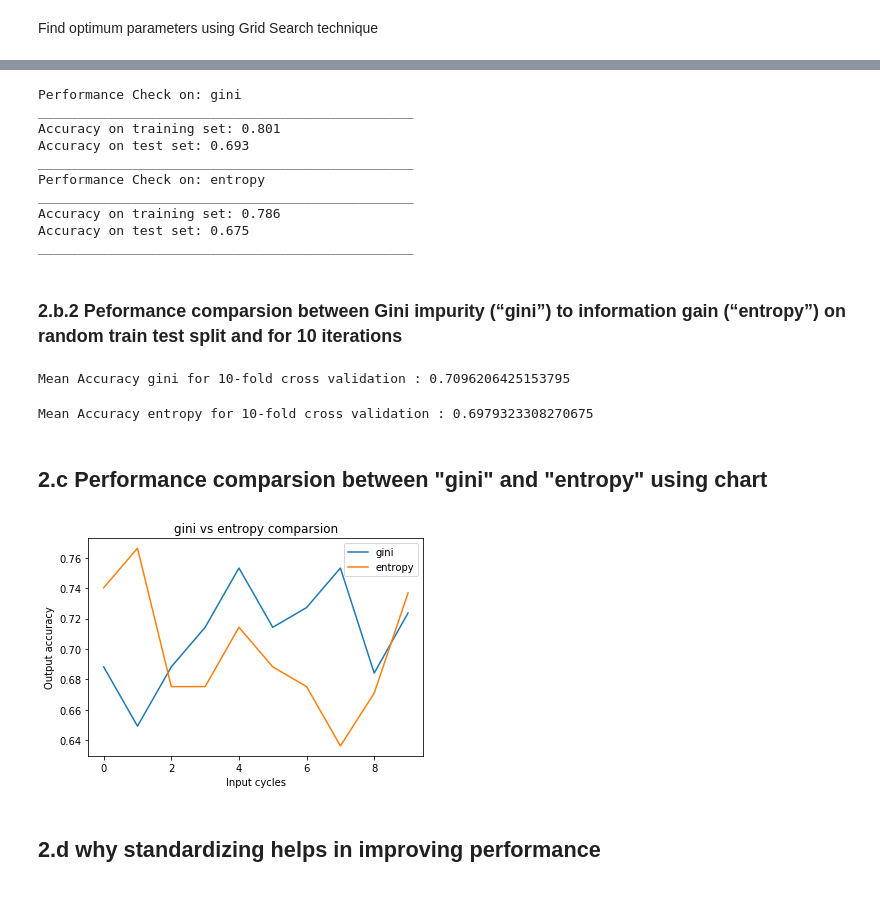
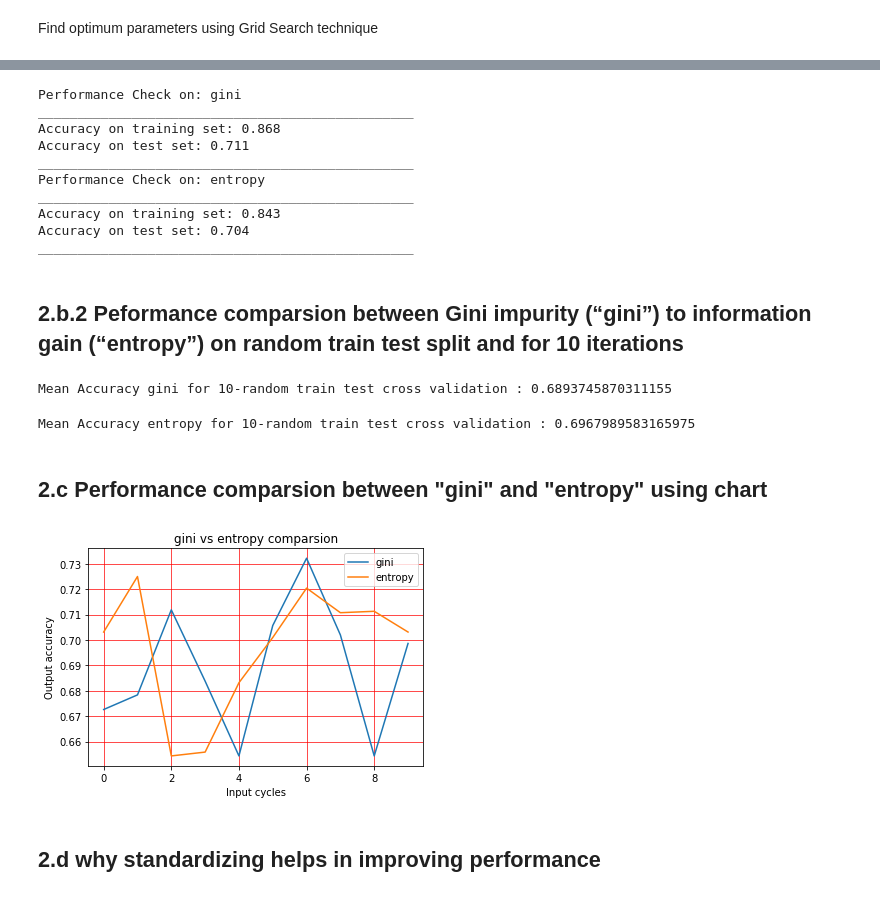
Before and after one commit to Aarif1430/CourseWork_2020, a Jupyter notebook: ECM445_CW_1/coursework1_template.ipynb, the cells around one changed output, grey strips where cells are left out. Drawn from its saved outputs; the diff is of its cells as text; code cells hidden in the pictures.

```diff
--- a/ECM445_CW_1/coursework1_template.ipynb
+++ b/ECM445_CW_1/coursework1_template.ipynb
@@ -188,6 +186,9 @@ print(gridsearch.best_score_)
 # %%
-tree = DecisionTreeClassifier(max_depth=6,max_features = 2, min_samples_split = 4, random_state=23)
+X_train, X_test, y_train, y_test = split_data()
+
+tree = DecisionTreeClassifier(max_depth=6,max_features = 4, min_samples_split = 3, random_state = 0)
 tree.fit(X_train,y_train)
+
 print("Accuracy on training set: {:.3f}".format(tree.score(X_train,y_train)))
 print("Accuracy on test set: {:.3f}".format(tree.score(X_test,y_test)))
 # %% [output]
@@ -336,17 +320,21 @@ Mean True Positive for 10-fold cross validation : 11.8
 # %%
-def compare_performance(criterion='gini', max_depth = 6, min_samples_split = 5):
-    tree = DecisionTreeClassifier(max_depth=max_depth, max_features = 2, min_samples_split = min_samples_split, random_state=23, criterion=criterion)
+def compare_performance(criterion='gini', max_depth = 7, min_samples_split = 5):
+    tree = DecisionTreeClassifier(max_depth=max_depth, max_features = 3, min_samples_split = min_samples_split, random_state=0, criterion=criterion)
     tree.fit(X_train,y_train)
     return [tree.score(X_train,y_train), tree.score(X_test,y_test)]
 
 print('Performance Check on: gini')
+
 train_gini, test_gini = compare_performance(criterion='gini')
+
 print('________________________________________________')
 print("Accuracy on training set: {:.3f}".format(train_gini))
 print("Accuracy on test set: {:.3f}".format(test_gini))
 print('________________________________________________')
 print('Performance Check on: entropy')
+
 train_entropy, test_entropy = compare_performance(criterion='entropy')
+
 print('________________________________________________')
 print("Accuracy on training set: {:.3f}".format(train_entropy))
 print("Accuracy on test set: {:.3f}".format(test_entropy))
@@ -354,40 +342,54 @@ print('________________________________________________')
 # %% [output]
 Performance Check on: gini
 ________________________________________________
-Accuracy on training set: 0.801
-Accuracy on test set: 0.693
+Accuracy on training set: 0.868
+Accuracy on test set: 0.711
 ________________________________________________
 Performance Check on: entropy
 ________________________________________________
-Accuracy on training set: 0.786
-Accuracy on test set: 0.675
+Accuracy on training set: 0.843
+Accuracy on test set: 0.704
 ________________________________________________
 # %% [markdown]
-### 2.b.2 Peformance comparsion between Gini impurity (“gini”) to information gain (“entropy”) on random train test split and for 10 iterations
+## 2.b.2 Peformance comparsion between Gini impurity (“gini”) to information gain (“entropy”) on random train test split and for 10 iterations
+# %%
+def repeat_experiment(criterion = 'gini'):
+    ACCURACY = []
+    for i in range(10):
+        random_train_test_split = round(np.random.uniform(0,1),2)
+        X_train, X_test, y_train, y_test = split_data(random_train_test_split)
+        model = DecisionTreeClassifier(max_depth=7,max_features = 3, min_samples_split = 5, random_state = 0)
+        model.fit(X_train,y_train)
+
+        prediction_from_test_data = model.predict(X_test)
+        ACCURACY.append(metrics.accuracy_score(y_test, prediction_from_test_data))
+    return ACCURACY
+
+accuracy_gini = repeat_experiment(criterion='gini')
+
+print("Mean Accuracy gini for {}-random train test cross validation : {}".format(len(accuracy_gini), np.mean(accuracy_gini)))
+# %% [output]
+Mean Accuracy gini for 10-random train test cross validation : 0.6893745870311155
 # %%
-accuracy_gini = repeat_experiment(criterion='gini', use_criterion=True)
-print("Mean Accuracy gini for {}-fold cross validation : {}".format(len(accuracy_gini), np.mean(accuracy_gini)))
+accuracy_entropy = repeat_experiment(criterion='entropy')
+
+print("Mean Accuracy entropy for {}-random train test cross validation : {}".format(len(accuracy_entropy), np.mean(accuracy_entropy)))
 # %% [output]
-Mean Accuracy gini for 10-fold cross validation : 0.7096206425153795
+Mean Accuracy entropy for 10-random train test cross validation : 0.6967989583165975
-# %%
-accuracy_entropy = repeat_experiment(criterion='entropy', use_criterion=True)
-print("Mean Accuracy entropy for {}-fold cross validation : {}".format(len(accuracy_entropy), np.mean(accuracy_entropy)))
-# %% [output]
-Mean Accuracy entropy for 10-fold cross validation : 0.6979323308270675
 # %% [markdown]
 ## 2.c Performance comparsion between "gini" and "entropy" using chart
 # %%
 cycles = range(10)
 plt.plot(cycles, accuracy_gini, label='gini')
-# plot x vs yhat
 plt.plot(cycles, accuracy_entropy, label='entropy')
 plt.title('gini vs entropy comparsion')
 plt.xlabel('Input cycles')
 plt.ylabel('Output accuracy')
+plt.grid(True, linewidth=0.7, color='#ff0000', linestyle='-')
 plt.legend()
 plt.show()
 # %% [output]
-[figure, old version]
+[figure, new version]
 # %% [markdown]
 ## 2.d why standardizing helps in improving performance
 # %% [markdown]
```
Also changed, not shown: parts of 38 cells of this notebook, 12 other files.
